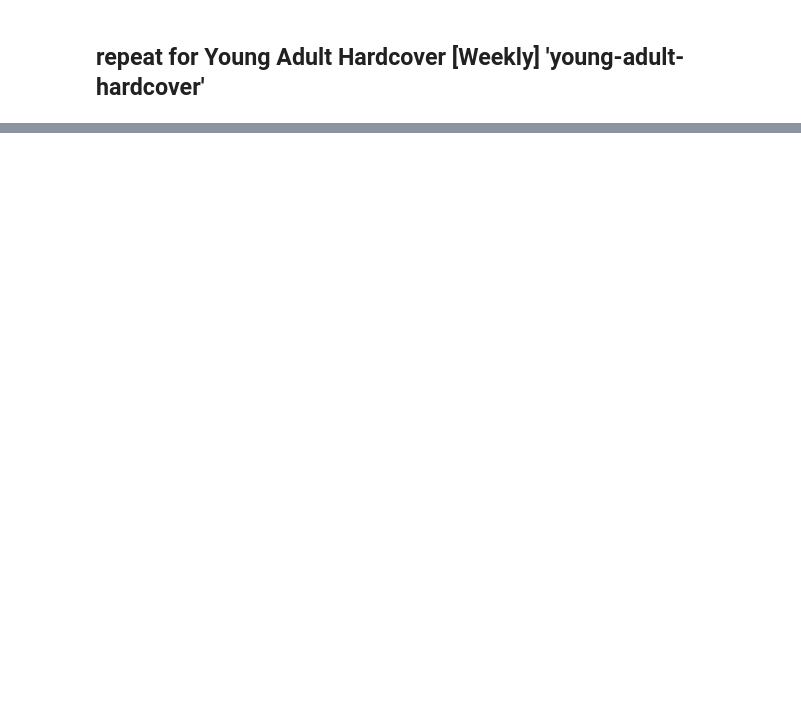
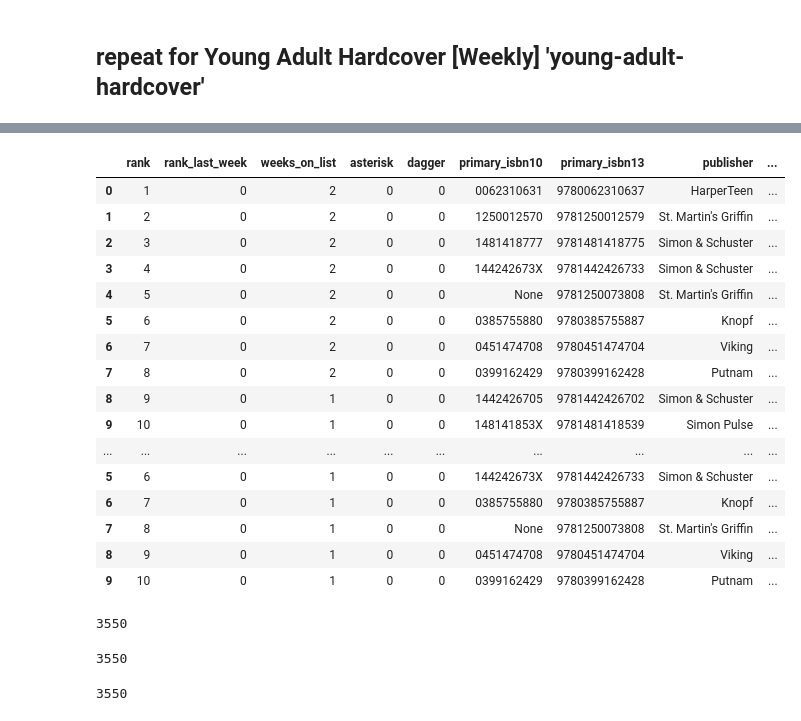
Before and after one commit to abigailasper/booktok-bestsellers, a Jupyter notebook: notebooks/nyt_bestsellers_young_adult_scraper.ipynb, the cells around one changed output, grey strips where cells are left out. Drawn from its saved outputs; the diff is of its cells as text; code cells hidden in the pictures; blank space fills up the shorter version.

Commit message:
young adult scraping done

```diff
--- a/notebooks/nyt_bestsellers_young_adult_scraper.ipynb
+++ b/notebooks/nyt_bestsellers_young_adult_scraper.ipynb
@@ -224,7 +224,7 @@ monthly_ya_list = ['Young Adult Paperback Monthly']
 nyt_list_monthly_ya = []
 
 for element in monthly_ya_list:
-    for i in range(k):
+    for i in range(k2):
         nyt_list_monthly_ya.append(element)
 
 len(nyt_list_monthly_ya)
@@ -241,7 +250,7 @@ monthly_paperback_bestsellers_df.to_csv("../data/monthly_paperback_YA_bestseller
 # %%
 #sample request: https://api.nytimes.com/svc/books/v3/lists/2017-03-13/Combined%20Print%20and%20E-Book%20Fiction.json?api_key=<your_api_key>
 BOOKS_ROOT = "https://api.nytimes.com/svc/books/v3/lists"
-LIST = "young-adult-paperback-monthly"   #you can change to other lists available at https://developer.nytimes.com
+LIST = "young-adult-hardcover"   #you can change to other lists available at https://developer.nytimes.com
 
 # Add your API key here
 API_KEY = "LarCbQ96wJoZWk2SH42j8MZhCgAMLGwH"
@@ -306,0 +334,21 @@ weekly_hardcover_bestsellers_df.head(20)
+# %%
+#checking to see how many books are ranked each week
+weekly_hardcover_bestsellers_df.tail(20)
+# %% [output]
+|  | rank | rank_last_week | weeks_on_list | asterisk | dagger | primary_isbn10 | primary_isbn13 | publisher | ... |
+| 0 | 1 | 0 | 2 | 0 | 0 | 0062310631 | 9780062310637 | HarperTeen | ... |
+| 1 | 2 | 0 | 2 | 0 | 0 | 1250012570 | 9781250012579 | St. Martin's Griffin | ... |
+| 2 | 3 | 0 | 2 | 0 | 0 | 1481418777 | 9781481418775 | Simon & Schuster | ... |
+| 3 | 4 | 0 | 2 | 0 | 0 | 144242673X | 9781442426733 | Simon & Schuster | ... |
+| 4 | 5 | 0 | 2 | 0 | 0 | None | 9781250073808 | St. Martin's Griffin | ... |
+| 5 | 6 | 0 | 2 | 0 | 0 | 0385755880 | 9780385755887 | Knopf | ... |
+| 6 | 7 | 0 | 2 | 0 | 0 | 0451474708 | 9780451474704 | Viking | ... |
+| 7 | 8 | 0 | 2 | 0 | 0 | 0399162429 | 9780399162428 | Putnam | ... |
+| 8 | 9 | 0 | 1 | 0 | 0 | 1442426705 | 9781442426702 | Simon & Schuster | ... |
+| 9 | 10 | 0 | 1 | 0 | 0 | 148141853X | 9781481418539 | Simon Pulse | ... |
+| ... | ... | ... | ... | ... | ... | ... | ... | ... | ... |
+| 5 | 6 | 0 | 1 | 0 | 0 | 144242673X | 9781442426733 | Simon & Schuster | ... |
+| 6 | 7 | 0 | 1 | 0 | 0 | 0385755880 | 9780385755887 | Knopf | ... |
+| 7 | 8 | 0 | 1 | 0 | 0 | None | 9781250073808 | St. Martin's Griffin | ... |
+| 8 | 9 | 0 | 1 | 0 | 0 | 0451474708 | 9780451474704 | Viking | ... |
+| 9 | 10 | 0 | 1 | 0 | 0 | 0399162429 | 9780399162428 | Putnam | ... |
@@ -306,0 +363,10 @@ weekly_hardcover_bestsellers_df.head(20)
+# %%
+#check work
+len(repeated_weeks)
+# %% [output]
+3550
+# %%
+#check work
+len(weekly_hardcover_bestsellers_df)
+# %% [output]
+3550
@@ -306,0 +376,13 @@ weekly_hardcover_bestsellers_df.head(20)
+# %%
+#and a column indicating which list these come from
+k4 = 3550
+weekly_ya_list = ['Young Adult Hardcover']
+nyt_list_weekly_ya = []
+
+for element in weekly_ya_list:
+    for i in range(k4):
+        nyt_list_weekly_ya.append(element)
+
+len(nyt_list_weekly_ya)
+# %% [output]
+3550
```
Also changed, not shown: parts of 10 cells of this notebook, 2 other files.
